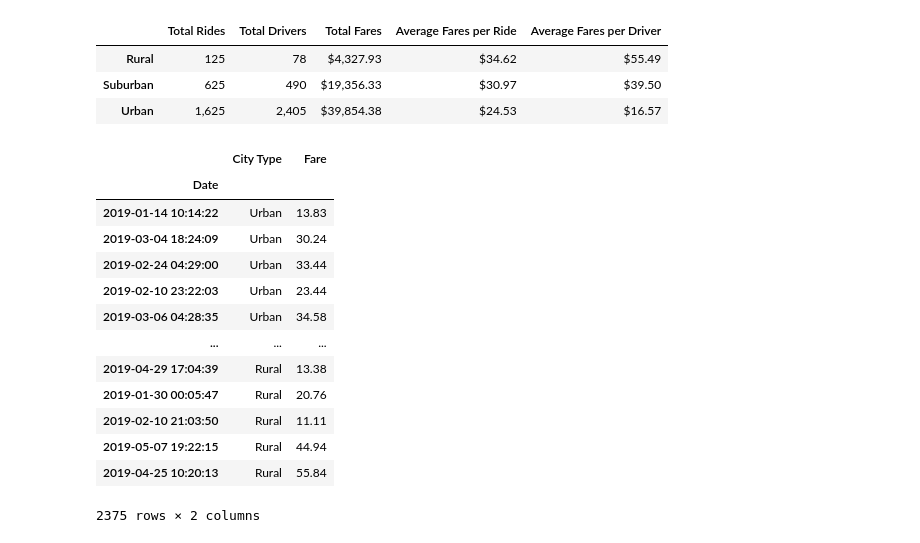
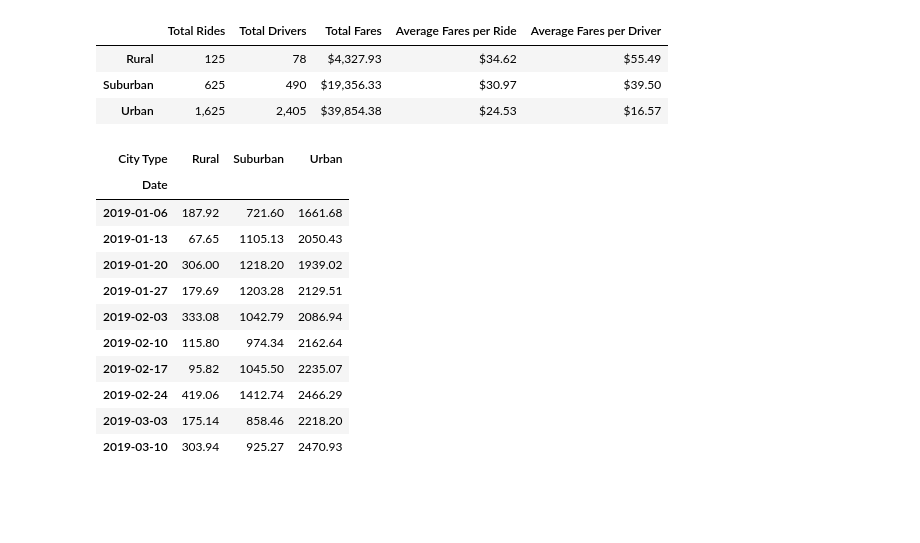
Before and after one commit to Duegan24/PyBer_Analysis, a Jupyter notebook: PyBer.ipynb, the cells around one changed output. Saved outputs shown, nothing was run; the diff lists cells and outputs as text; code cells hidden in the pictures; blank space fills up the shorter version.

```diff
--- a/PyBer.ipynb
+++ b/PyBer.ipynb
@@ -528,22 +526,42 @@ pyber_data_df.rename(columns={'city':'City', 'date':'Date','fare':'Fare', 'ride_
-# %%
-pyber_data_df['Date'] = pd.to_datetime(pyber_data_df['Date'])
-pyber_data_df_reindexed = pyber_data_df.set_index('Date')
-pyber_data_df_reindexed
-
-urban_fares = pyber_data_df_reindexed[["City Type","Fare"]].copy()
-urban_fares
-# %% [output]
-|  | City Type | Fare |
-| Date |  |  |
-| 2019-01-14 10:14:22 | Urban | 13.83 |
-| 2019-03-04 18:24:09 | Urban | 30.24 |
-| 2019-02-24 04:29:00 | Urban | 33.44 |
-| 2019-02-10 23:22:03 | Urban | 23.44 |
-| 2019-03-06 04:28:35 | Urban | 34.58 |
-| ... | ... | ... |
-| 2019-04-29 17:04:39 | Rural | 13.38 |
-| 2019-01-30 00:05:47 | Rural | 20.76 |
-| 2019-02-10 21:03:50 | Rural | 11.11 |
-| 2019-05-07 19:22:15 | Rural | 44.94 |
-| 2019-04-25 10:20:13 | Rural | 55.84 |
-2375 rows × 2 columns
+# %%
+## Build Dataframe to perform Multiple-Line Plot for sum of the fares by city type
+# Rename the column headers
+pyber_data_df.rename(columns={'city':'City', 'date':'Date','fare':'Fare', 'ride_id': 'Ride Id','driver_count': 'No. Drivers', 'type':'City Type'}, inplace=True)
+
+# Set the column Date formatted as a date time field
+pyber_data_df['Date'] = pd.to_datetime(pyber_data_df['Date'])
+
+# Change the index to Date
+pyber_data_df_reindexed = pyber_data_df.set_index('Date')
+
+# Copy over to a new dataframe that is only the columns we need
+fare_data_df = pyber_data_df_reindexed[["City Type","Fare"]].copy()
+
+# Create groupby series based on City Type and date
+fare_data_by_Type_df = fare_data_df.groupby(["City Type","Date"]).sum()
+
+# Convert to a pivot table
+fare_data_by_Type_pivot = fare_data_by_Type_df.reset_index().pivot(index='Date',columns='City Type',values='Fare')
+
+# Filtered Dataframe Based on the dates between '2019-01-01':'2019-04-28'
+fare_data_by_Type_pivot_filtered = fare_data_by_Type_pivot.loc['2019-01-01':'2019-04-28']
+
+# For Filtered Dataframe Resampled to weekly
+fare_data_by_Type_pivot_filtered_weekly = fare_data_by_Type_pivot_filtered.resample('W').sum()
+
+
+
+fare_data_by_Type_pivot_filtered_weekly.head(10)
+# %% [output]
+| City Type | Rural | Suburban | Urban |
+| Date |  |  |  |
+| 2019-01-06 | 187.92 | 721.60 | 1661.68 |
+| 2019-01-13 | 67.65 | 1105.13 | 2050.43 |
+| 2019-01-20 | 306.00 | 1218.20 | 1939.02 |
+| 2019-01-27 | 179.69 | 1203.28 | 2129.51 |
+| 2019-02-03 | 333.08 | 1042.79 | 2086.94 |
+| 2019-02-10 | 115.80 | 974.34 | 2162.64 |
+| 2019-02-17 | 95.82 | 1045.50 | 2235.07 |
+| 2019-02-24 | 419.06 | 1412.74 | 2466.29 |
+| 2019-03-03 | 175.14 | 858.46 | 2218.20 |
+| 2019-03-10 | 303.94 | 925.27 | 2470.93 |
```
Also changed, not shown: parts of 2 cells of this notebook, 2 other files.
